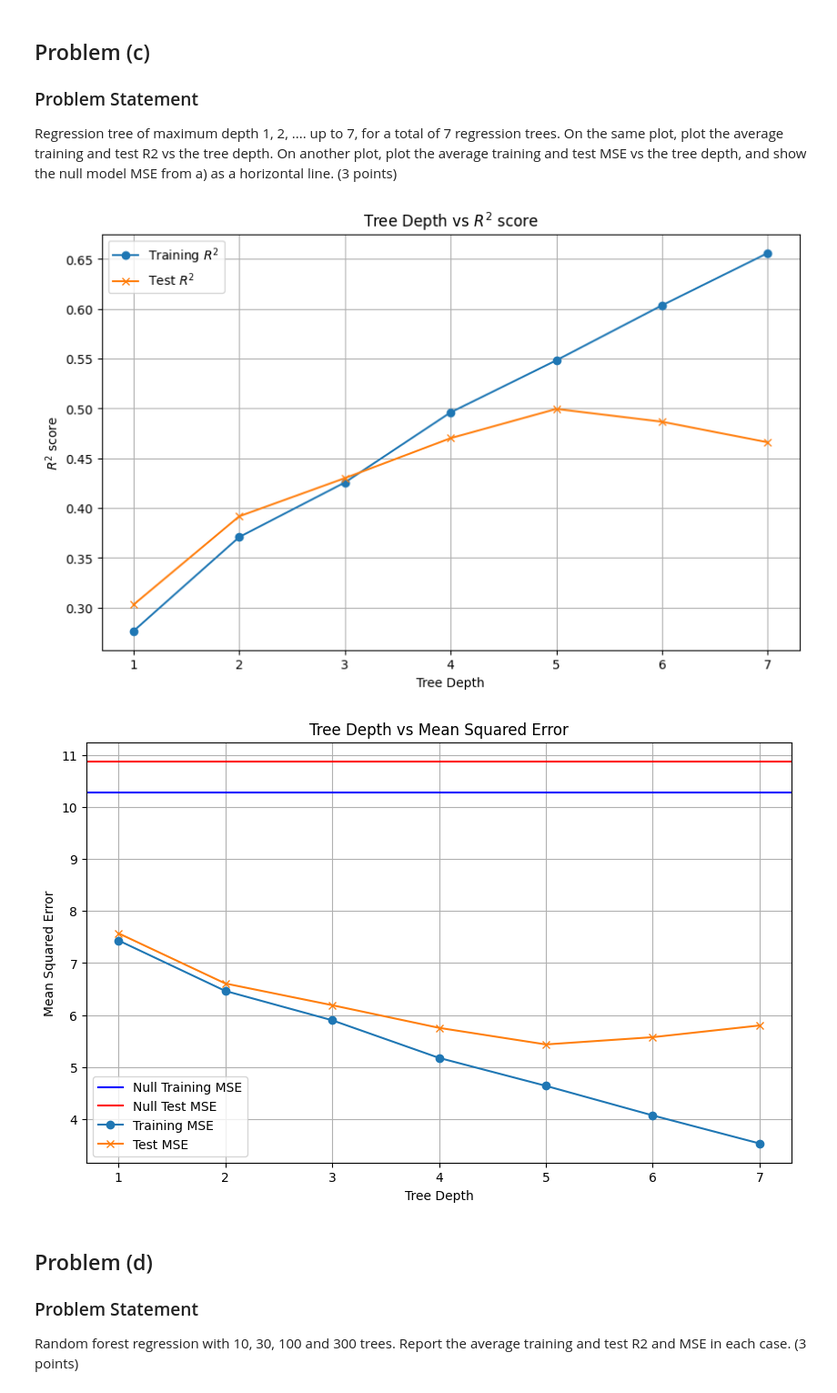
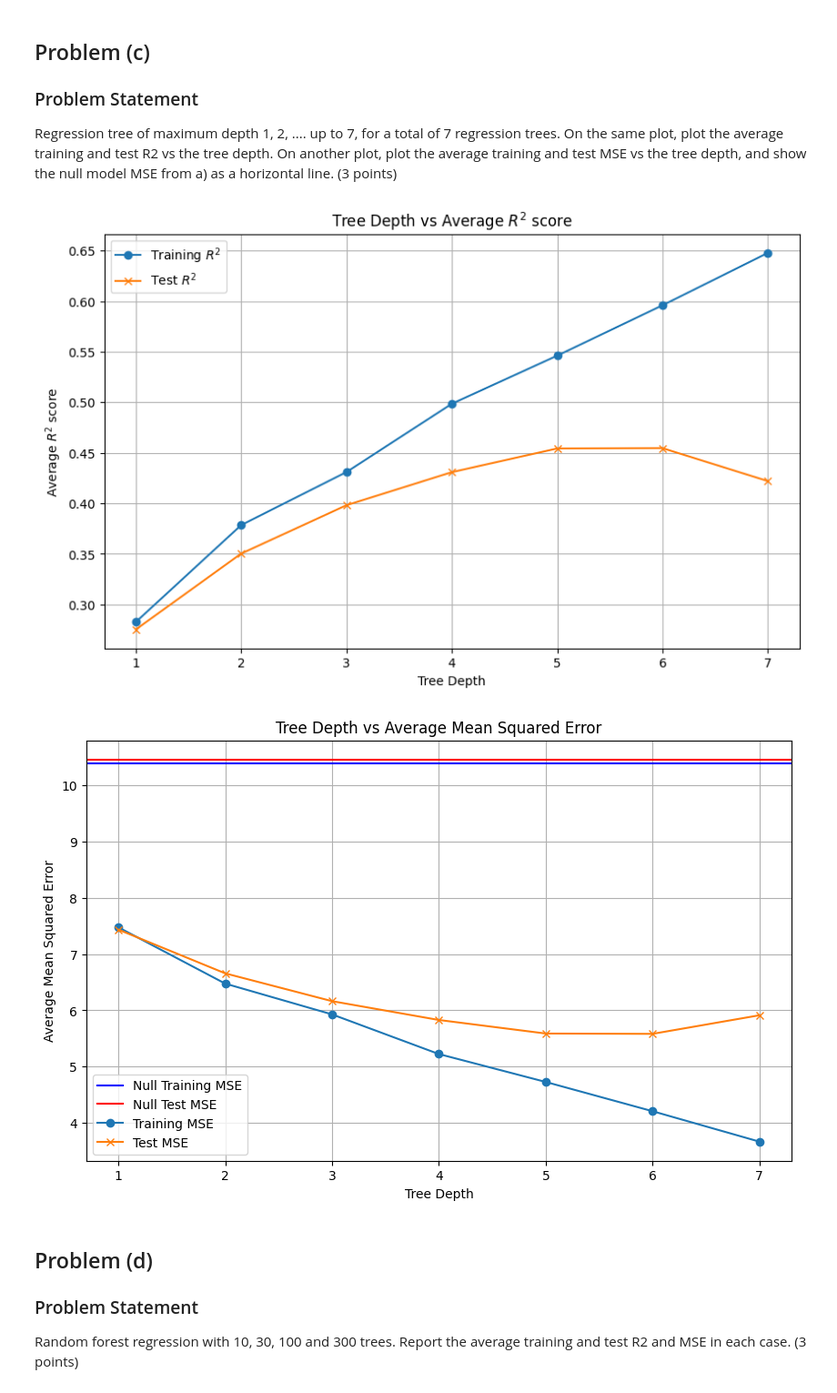
Before and after one commit to mao1756/STA5635_fa23, a Jupyter notebook: HW2/HW2.ipynb, the cells around one changed output. Shown: that part at 91% size. Cells and saved outputs as stored; diff of their text form; code cells hidden in the pictures.

```diff
--- a/HW2/HW2.ipynb
+++ b/HW2/HW2.ipynb
@@ -12,13 +12,6 @@ from sklearn.ensemble import RandomForestRegressor
 abalone = pd.read_csv('./abalone.csv', header=None)
 abalone_x = abalone.iloc[:,:-1]
 abalone_y = abalone.iloc[:,-1]
-
-# Split
-abalone_x_train, abalone_x_test, abalone_y_train, abalone_y_test = train_test_split(abalone_x,
-                                                                                    abalone_y,
-                                                                                    test_size=0.2,
-                                                                                    shuffle = True,
-                                                                                    random_state = 0)
 # %% [markdown]
 # Homework 2
 Author: Mao Nishino
@@ -102,53 +126,78 @@ trees. On the same plot, plot the average training and test R2 vs the tree depth
 On another plot, plot the average training and test MSE vs the tree depth, and
 show the null model MSE from a) as a horizontal line. (3 points)
 # %%
-train_R2s = []
-test_R2s = []
-train_MSEs = []
-test_MSEs = []
+avg_train_R2s = np.zeros(7)
+avg_test_R2s = np.zeros(7)
+avg_train_MSEs = np.zeros(7)
+avg_test_MSEs = np.zeros(7)
 
-# Train - predict - record the result
-for depth in range(1,8):
-    regtree = DecisionTreeRegressor(max_depth = depth, random_state = 0)
-    regtree = regtree.fit(abalone_x_train, abalone_y_train)
+for i in range(20):
+    # Split
+    abalone_x_train, abalone_x_test, abalone_y_train, abalone_y_test = train_test_split(abalone_x,
+                                                                                    abalone_y,
+                                                                                    test_size=0.15,
+                                                                                    shuffle = True)
+    train_R2s = []
+    test_R2s = []
+    train_MSEs = []
+    test_MSEs = []
+    # Train - predict - record the result
+    for depth in range(1,8):
+        regtree = DecisionTreeRegressor(max_depth = depth)
+        regtree = regtree.fit(abalone_x_train, abalone_y_train)
 
-    y_train_pred = regtree.predict(abalone_x_train)
-    y_test_pred = regtree.predict(abalone_x_test)
+        y_train_pred = regtree.predict(abalone_x_train)
+        y_test_pred = regtree.predict(abalone_x_test)
 
-    train_R2s.append(r2_score(abalone_y_train, y_train_pred))
-    test_R2s.append(r2_score(abalone_y_test, y_test_pred))
+        train_R2s.append(r2_score(abalone_y_train, y_train_pred))
+        test_R2s.append(r2_score(abalone_y_test, y_test_pred))
 
-    train_MSEs.append(mean_squared_error(abalone_y_train, y_train_pred))
-    test_MSEs.append(mean_squared_error(abalone_y_test, y_test_pred))
+        train_MSEs.append(mean_squared_error(abalone_y_train, y_train_pred))
+        test_MSEs.append(mean_squared_error(abalone_y_test, y_test_pred))
+
+    train_R2s = np.array(train_R2s)
+    test_R2s = np.array(test_R2s)
+    train_MSEs = np.array(train_MSEs)
+    test_MSEs = np.array(test_MSEs)
+
+    avg_train_R2s += train_R2s
+    avg_test_R2s += test_R2s
+    avg_train_MSEs += train_MSEs
+    avg_test_MSEs += test_MSEs
+
+avg_train_R2s /= 20
+avg_test_R2s /= 20
+avg_train_MSEs /= 20
+avg_test_MSEs /= 20
 
 # Plot R^2
 plt.figure(figsize = (10,6))
-plt.plot(range(1,8), train_R2s, marker='o', label = 'Training $R^2$')
-plt.plot(range(1,8), test_R2s, marker='x', label = 'Test $R^2$')
+plt.plot(range(1,8), avg_train_R2s, marker='o', label = 'Training $R^2$')
+plt.plot(range(1,8), avg_test_R2s, marker='x', label = 'Test $R^2$')
 plt.xlabel('Tree Depth')
-plt.ylabel('$R^2$ score')
-plt.title('Tree Depth vs $R^2$ score')
+plt.ylabel('Average $R^2$ score')
+plt.title('Tree Depth vs Average $R^2$ score')
 plt.grid(True)
 plt.legend()
 plt.show()
 
 # Plot MSEs
 plt.figure(figsize = (10,6))
 plt.axhline(null_mses[null_mses['Dataset'] == 'Train']['Mean Squared Error'].iloc[0],
              label = 'Null Training MSE', color = 'b')
 plt.axhline(null_mses[null_mses['Dataset'] == 'Test']['Mean Squared Error'].iloc[0],
              label = 'Null Test MSE', color = 'r')
-plt.plot(range(1,8), train_MSEs, marker='o', label = 'Training MSE')
-plt.plot(range(1,8), test_MSEs, marker='x', label = 'Test MSE')
+plt.plot(range(1,8), avg_train_MSEs, marker='o', label = 'Training MSE')
+plt.plot(range(1,8), avg_test_MSEs, marker='x', label = 'Test MSE')
 plt.xlabel('Tree Depth')
-plt.ylabel('Mean Squared Error')
-plt.title('Tree Depth vs Mean Squared Error')
+plt.ylabel('Average Mean Squared Error')
+plt.title('Tree Depth vs Average Mean Squared Error')
 plt.legend()
 plt.grid(True)
 plt.show()
 # %% [output]
-[figure, old version]
+[figure, new version]
-[figure, old version]
+[figure, new version]
 # %% [markdown]
 ## Problem (d)
 
```
Also changed, not shown: parts of 3 cells of this notebook, 1 other file.
